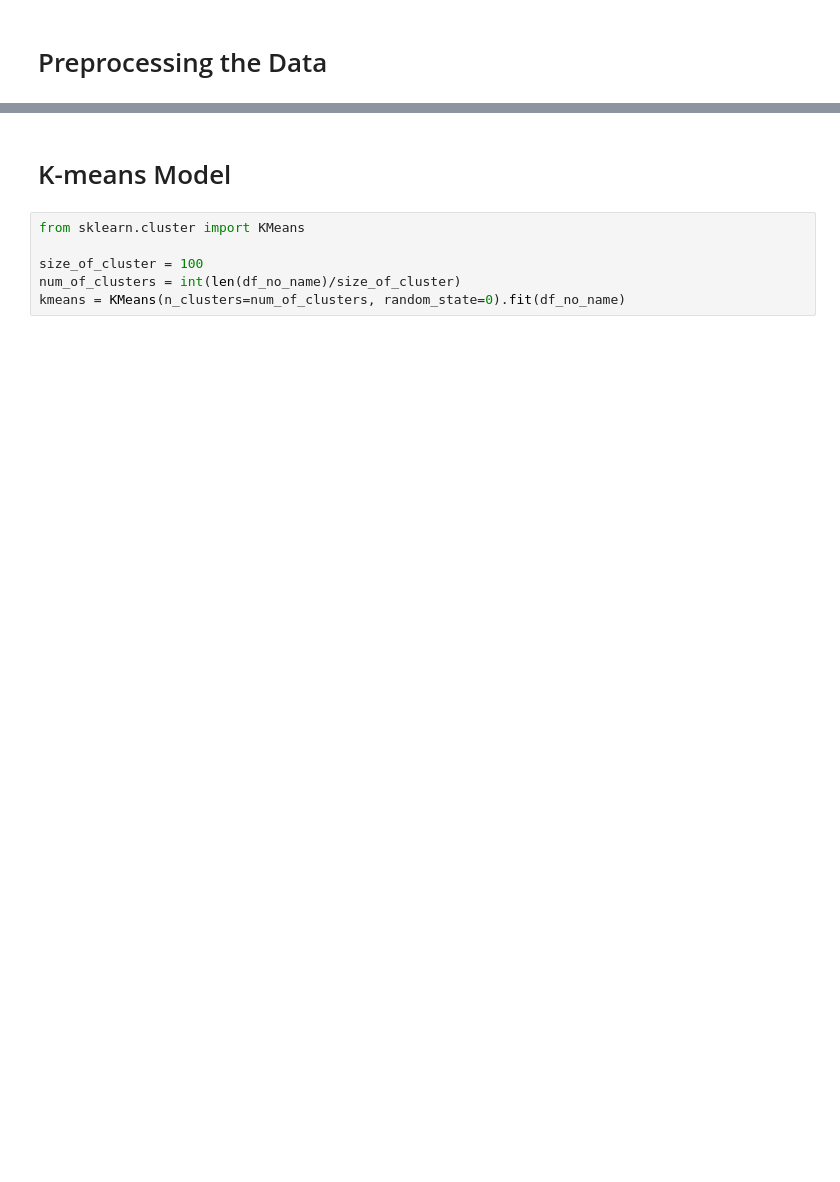
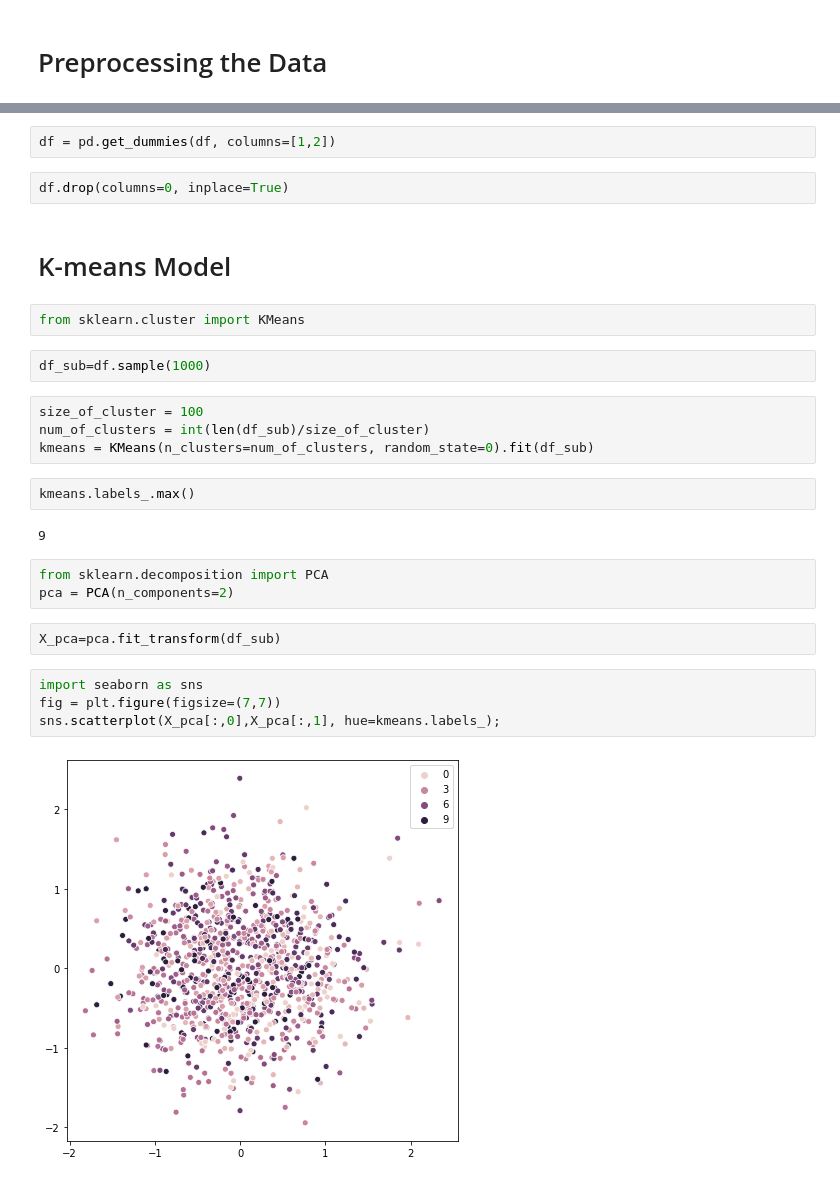
Before and after one commit to yaniv92648/Sup, a Jupyter notebook: Sup.ipynb, the cells around one changed output, grey strips where cells are left out. Cells and saved outputs as stored; diff of their text form; blank space fills up the shorter version.

```diff
--- a/Sup.ipynb
+++ b/Sup.ipynb
@@ -179,8 +196,29 @@ result.shape
+# %%
+df = pd.get_dummies(df, columns=[1,2])
+# %%
+df.drop(columns=0, inplace=True)
 # %% [markdown]
 # K-means Model
+# %%
+from sklearn.cluster import KMeans
+# %%
+df_sub=df.sample(1000)
 # %%
-from sklearn.cluster import KMeans
-
 size_of_cluster = 100
-num_of_clusters = int(len(df_no_name)/size_of_cluster)
-kmeans = KMeans(n_clusters=num_of_clusters, random_state=0).fit(df_no_name)
+num_of_clusters = int(len(df_sub)/size_of_cluster)
+kmeans = KMeans(n_clusters=num_of_clusters, random_state=0).fit(df_sub)
+# %%
+kmeans.labels_.max()
+# %% [output]
+9
+# %%
+from sklearn.decomposition import PCA
+pca = PCA(n_components=2)
+# %%
+X_pca=pca.fit_transform(df_sub)
+# %%
+import seaborn as sns
+fig = plt.figure(figsize=(7,7))
+sns.scatterplot(X_pca[:,0],X_pca[:,1], hue=kmeans.labels_);
+# %% [output]
+[figure, added]
```
Also changed, not shown: parts of 21 cells of this notebook.
